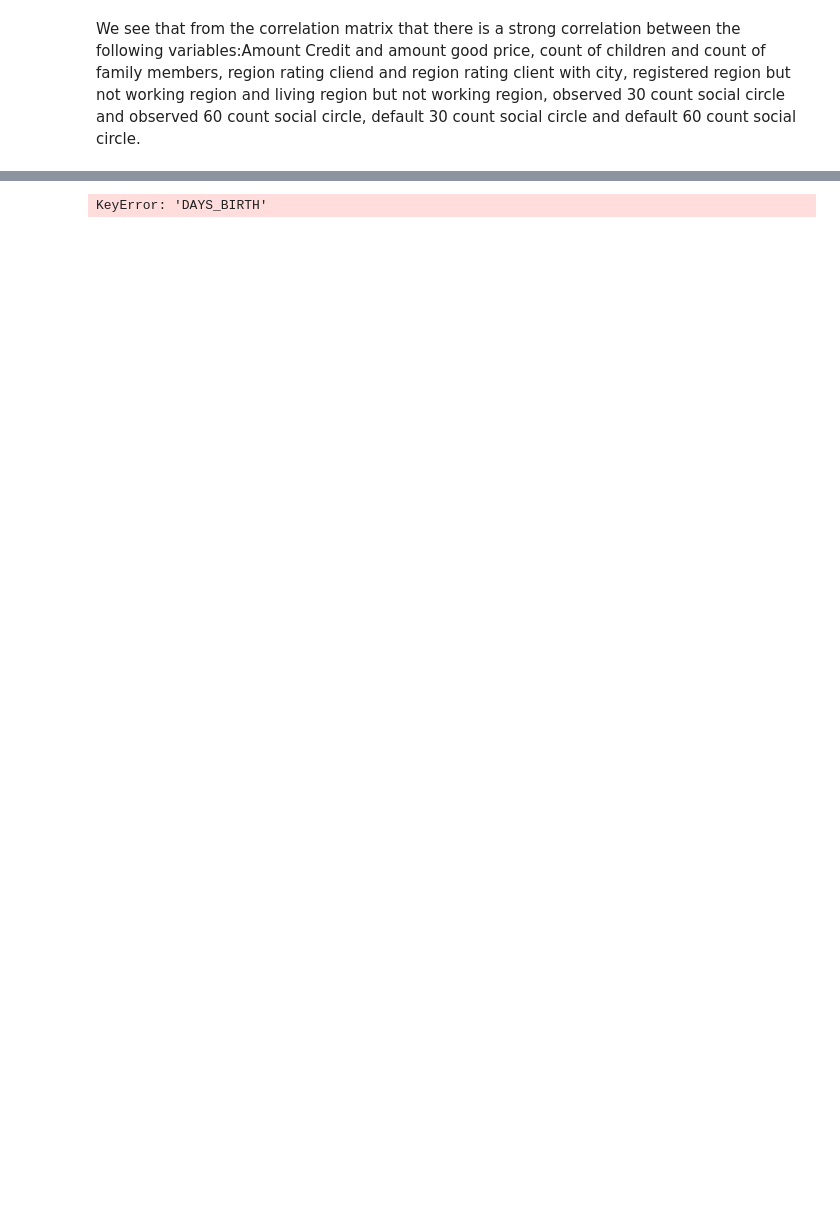
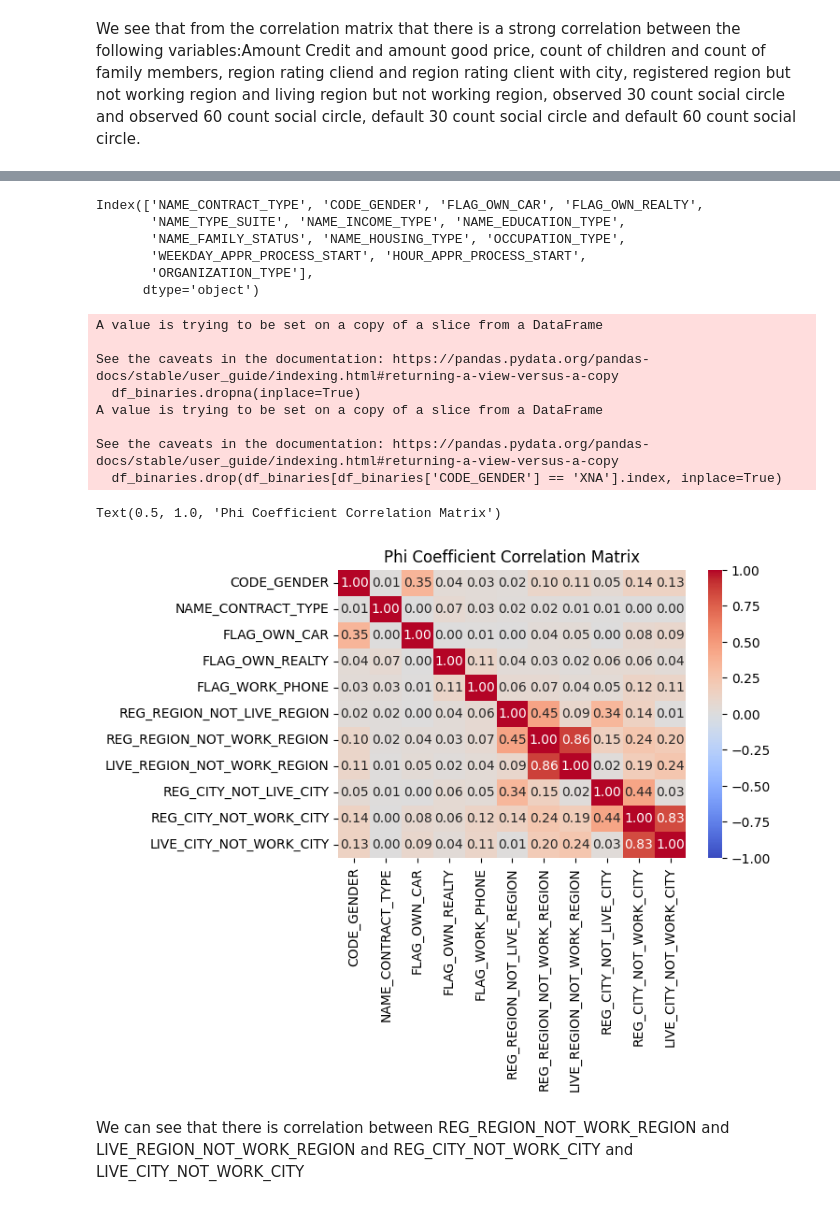
Before and after one commit to Abjaraco/loan_project, a Jupyter notebook: loan_default_EDA.ipynb, the cells around one changed output, grey strips where cells are left out. Drawn from its saved outputs; the diff is of its cells as text; code cells hidden in the pictures; blank space fills up the shorter version.

Commit message:
added phi coefficient

```diff
--- a/loan_default_EDA.ipynb
+++ b/loan_default_EDA.ipynb
@@ -580,6 +552,78 @@ Index(['NAME_CONTRACT_TYPE', 'CODE_GENDER', 'FLAG_OWN_CAR', 'FLAG_OWN_REALTY',
+# %%
+# Correlation of binary categorical variables
+# Convert hour approximately application start to categorical
+df_dropped['HOUR_APPR_PROCESS_START'] = df_dropped['HOUR_APPR_PROCESS_START'].astype('object')
+print(df_dropped.select_dtypes(include=['object']).columns)
+
+def is_binary(series):
+    return series.nunique() == 2
+
+df_dropped.pipe(is_binary)
+# Name_CONTRACT_TYPE: Cash loans or revolving loans
+# Flag_OWN_CAR: Yes or No
+# Flag_OWN_REALTY: Yes or No
+# Flag_WORK_PHONE: 1 or 0
+# REG_REGION_NOT_LIVE_REGION: 1 or 0
+# REG_REGION_NOT_WORK_REGION: 1 or 0
+# LIVE_REGION_NOT_WORK_REGION: 1 or 0
+# REG_CITY_NOT_LIVE_CITY: 1 or 0
+# REG_CITY_NOT_WORK_CITY: 1 or 0
+# LIVE_CITY_NOT_WORK_CITY: 1 or 0
+# POTENTIALLY GENDER, might have to drop some rows that put XNA M and F
+
+
+
+def phi_coefficient(x, y):
+    confusion_matrix = pd.crosstab(x, y)
+    chi2, _, _, _ = chi2_contingency(confusion_matrix)
+    n = confusion_matrix.sum().sum()
+    return np.sqrt(chi2 / n)
+
+
+binary_columnns = ['CODE_GENDER','NAME_CONTRACT_TYPE', 'FLAG_OWN_CAR', 'FLAG_OWN_REALTY', 'FLAG_WORK_PHONE', 'REG_REGION_NOT_LIVE_REGION', 'REG_REGION_NOT_WORK_REGION', 'LIVE_REGION_NOT_WORK_REGION', 'REG_CITY_NOT_LIVE_CITY', 'REG_CITY_NOT_WORK_CITY', 'LIVE_CITY_NOT_WORK_CITY']
+df_binaries = df_dropped[binary_columnns]
+df_binaries.dropna(inplace=True)
+df_binaries.drop(df_binaries[df_binaries['CODE_GENDER'] == 'XNA'].index, inplace=True)
+
+binary_correlation_matrix = pd.DataFrame(index=df_binaries.columns, columns=df_binaries.columns)
+
+for col1 in df_binaries.columns:
+    for col2 in df_binaries.columns:
+        binary_correlation_matrix.loc[col1, col2] = phi_coefficient(df_binaries[col1], df_binaries[col2])
+
+plt.figure(figsize=(6, 4))
+sns.heatmap(
+    binary_correlation_matrix.astype(float),
+    annot=True,
+    cmap='coolwarm',
+    vmin=-1,
+    vmax=1,
+    fmt=".2f"
+)
+plt.title("Phi Coefficient Correlation Matrix")
+# %% [output]
+Index(['NAME_CONTRACT_TYPE', 'CODE_GENDER', 'FLAG_OWN_CAR', 'FLAG_OWN_REALTY',
+       'NAME_TYPE_SUITE', 'NAME_INCOME_TYPE', 'NAME_EDUCATION_TYPE',
+       'NAME_FAMILY_STATUS', 'NAME_HOUSING_TYPE', 'OCCUPATION_TYPE',
+       'WEEKDAY_APPR_PROCESS_START', 'HOUR_APPR_PROCESS_START',
+       'ORGANIZATION_TYPE'],
+      dtype='object')
+A value is trying to be set on a copy of a slice from a DataFrame
+
+See the caveats in the documentation: https://pandas.pydata.org/pandas-docs/stable/user_guide/indexing.html#returning-a-view-versus-a-copy
+  df_binaries.dropna(inplace=True)
+A value is trying to be set on a copy of a slice from a DataFrame
+
+See the caveats in the documentation: https://pandas.pydata.org/pandas-docs/stable/user_guide/indexing.html#returning-a-view-versus-a-copy
+  df_binaries.drop(df_binaries[df_binaries['CODE_GENDER'] == 'XNA'].index, inplace=True)
+Text(0.5, 1.0, 'Phi Coefficient Correlation Matrix')
+[figure, added]
+# %% [markdown]
+We can see that there is correlation between REG_REGION_NOT_WORK_REGION and LIVE_REGION_NOT_WORK_REGION and REG_CITY_NOT_WORK_CITY and LIVE_CITY_NOT_WORK_CITY
 # %%
 # Convert days birth and days employed to years
 df_dropped['DAYS_BIRTH'] = abs(df_dropped['DAYS_BIRTH']) // 365
-df_dropped.rename(columns = {'DAYS_BIRTH':'Age_years'}, inplace = True)
+df_dropped.rename(columns = {'DAYS_BIRTH':'AGE_YEARS'}, inplace = True)
+
+df_dropped['DAYS_EMPLOYED'] = abs(df_dropped['DAYS_EMPLOYED']) // 365
+df_dropped.rename(columns = {'DAYS_EMPLOYED':'YEARS_EMPLOYED'}, inplace = True)
-# %% [output]
-KeyError: 'DAYS_BIRTH'
```
Also changed, not shown: parts of 2 cells of this notebook.
